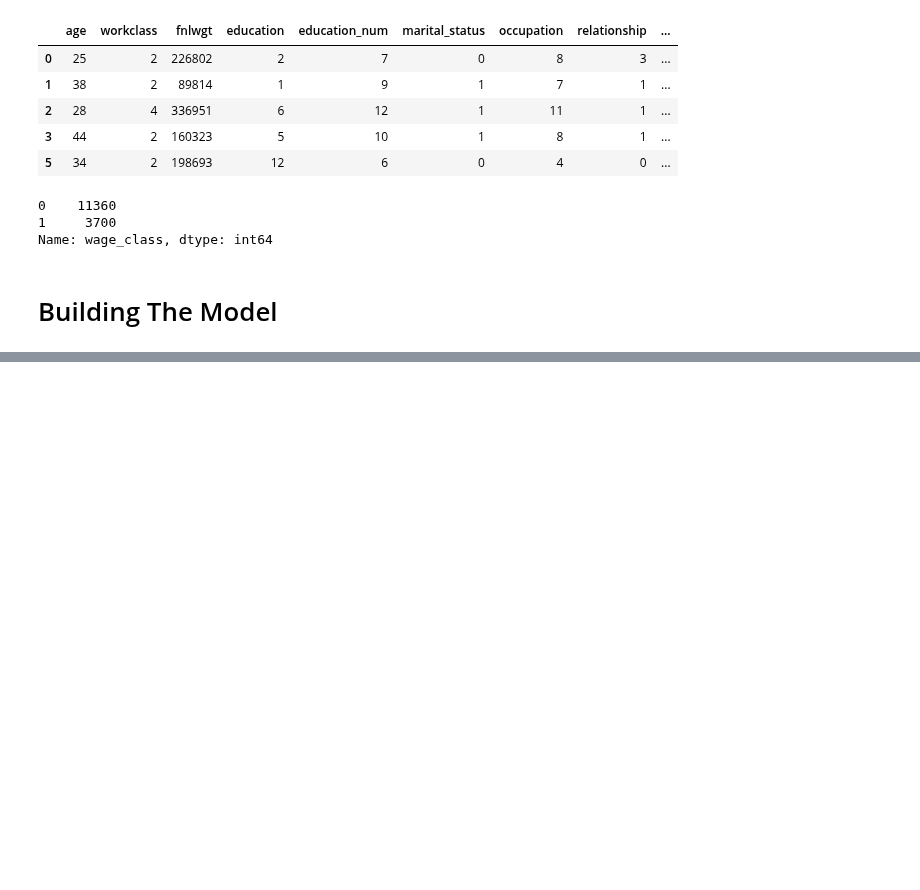
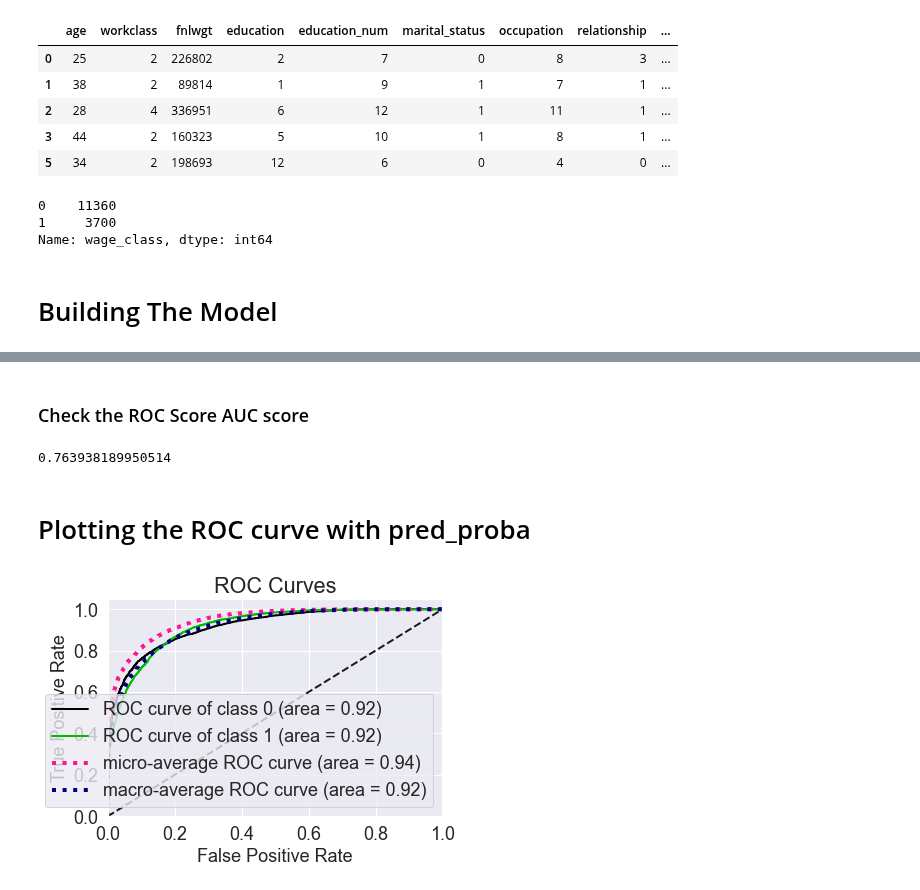
Before and after one commit to RancyChepchirchir/Assignments, a Jupyter notebook: 21.XGBoost_Assignment-2.ipynb, the cells around one changed output, grey strips where cells are left out. Drawn from its saved outputs; the diff is of its cells as text; code cells hidden in the pictures; blank space fills up the shorter version.

```diff
--- a/21.XGBoost_Assignment-2.ipynb
+++ b/21.XGBoost_Assignment-2.ipynb
@@ -952,0 +995,3 @@ Ytest = y_test.values
+# %%
+pred_proba = model.predict_proba(x_test3)
+pred_proba
@@ -952,0 +1089,13 @@ Ytest = y_test.values
+# %% [markdown]
+### Check the ROC Score AUC score
+# %%
+roc_auc_score(y_test3, y_pred2)
+# %% [output]
+0.763938189950514
+# %% [markdown]
+# Plotting the ROC curve with pred_proba
+# %%
+skplt.metrics.plot_roc_curve(y_test3,pred_proba)
+plt.show()
+# %% [output]
+[figure, added]
```
Also changed, not shown: parts of 17 cells of this notebook.
